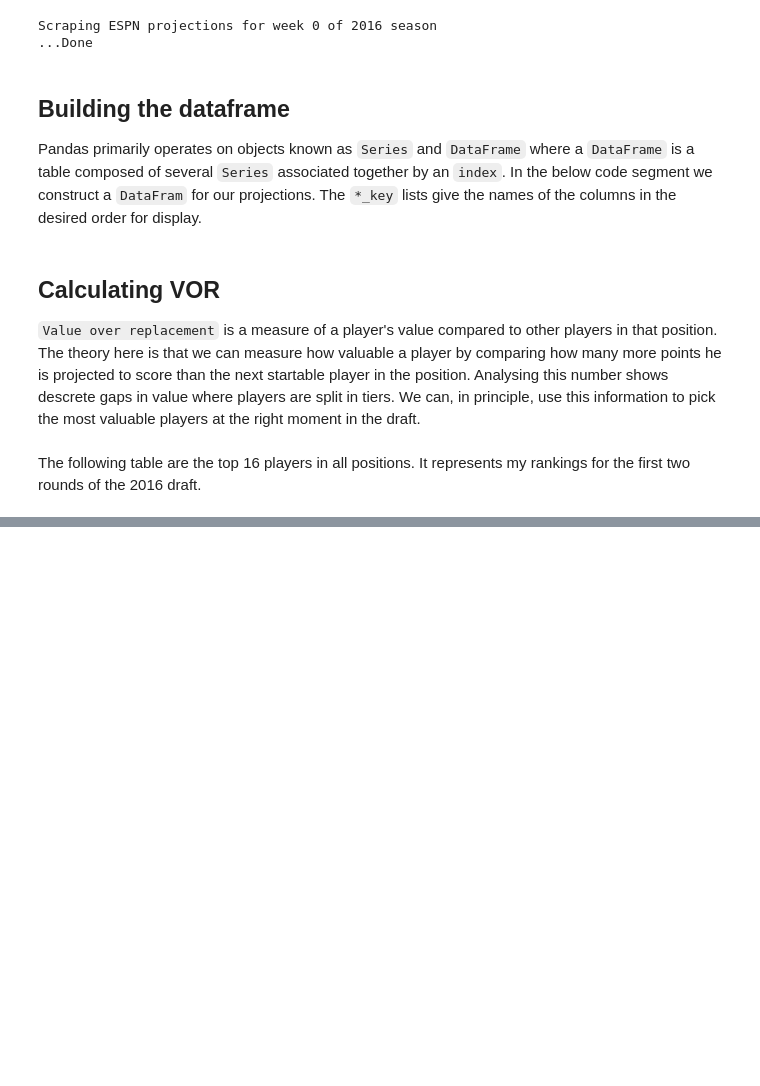
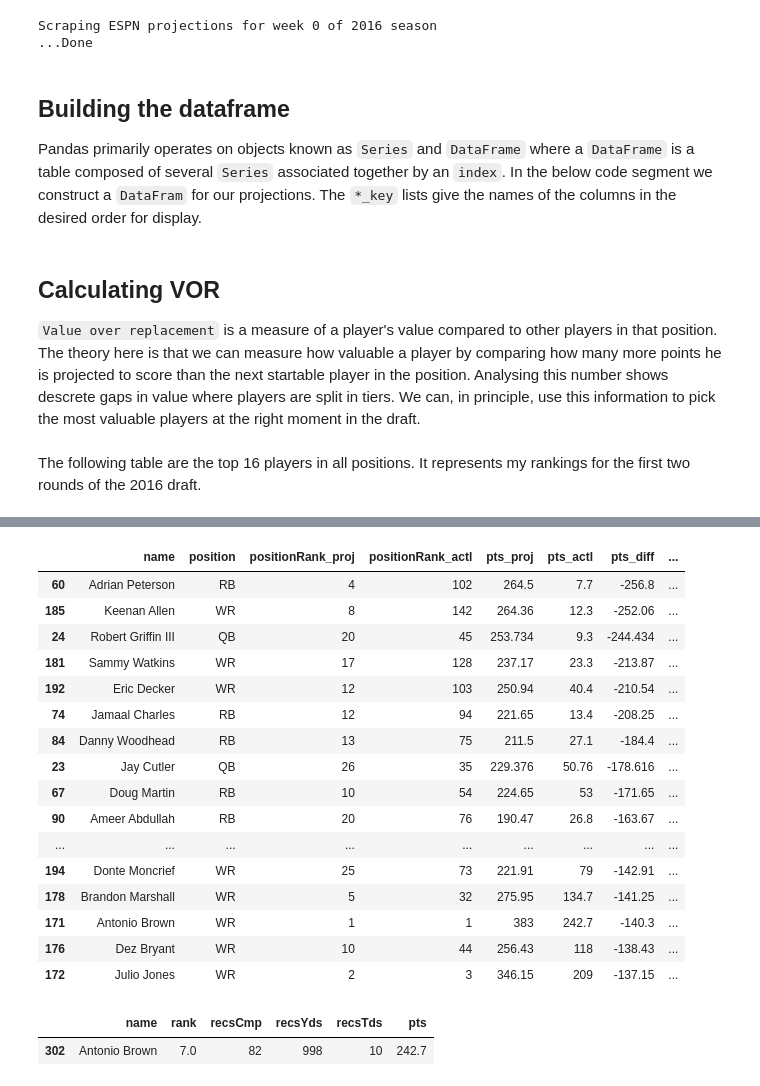
Before and after one commit to smkell/pyffl_pandas, a Jupyter notebook: 2016 After Action Analysis.ipynb, the cells around one changed output, grey strips where cells are left out. Cells and saved outputs as stored; diff of their text form; code cells hidden in the pictures; blank space fills up the shorter version.

```diff
--- a/2016 After Action Analysis.ipynb
+++ b/2016 After Action Analysis.ipynb
@@ -164,0 +231,34 @@ dfa[['name', 'position', 'pts', 'vor']].sort_values(by='vor',ascending=False).il
+# %%
+def color_negative_red(val):
+    color = 'red' if val < 0 else 'black'
+    return 'color: %s' % color
+
+mrg = df.merge(dfa, left_on=['name','position'], right_on=['name','position'], how='inner', suffixes=['_proj', '_actl'])
+mrg['pts_diff'] = mrg['pts_actl'] - mrg['pts_proj']
+mrg['positionRank_diff'] = mrg['positionRank_proj'] - mrg['positionRank_actl']
+mrg_cols = ['name', 'position','positionRank_proj', 'positionRank_actl', 'pts_proj', 'pts_actl', 'pts_diff', 'positionRank_diff']
+tbl = mrg[mrg_cols].sort_values(by='pts_diff').iloc[0:rules.num_teams*3,:]
+display(tbl.style.applymap(color_negative_red))
+# %% [output]
+|  | name | position | positionRank_proj | positionRank_actl | pts_proj | pts_actl | pts_diff | ... |
+| 60 | Adrian Peterson | RB | 4 | 102 | 264.5 | 7.7 | -256.8 | ... |
+| 185 | Keenan Allen | WR | 8 | 142 | 264.36 | 12.3 | -252.06 | ... |
+| 24 | Robert Griffin III | QB | 20 | 45 | 253.734 | 9.3 | -244.434 | ... |
+| 181 | Sammy Watkins | WR | 17 | 128 | 237.17 | 23.3 | -213.87 | ... |
+| 192 | Eric Decker | WR | 12 | 103 | 250.94 | 40.4 | -210.54 | ... |
+| 74 | Jamaal Charles | RB | 12 | 94 | 221.65 | 13.4 | -208.25 | ... |
+| 84 | Danny Woodhead | RB | 13 | 75 | 211.5 | 27.1 | -184.4 | ... |
+| 23 | Jay Cutler | QB | 26 | 35 | 229.376 | 50.76 | -178.616 | ... |
+| 67 | Doug Martin | RB | 10 | 54 | 224.65 | 53 | -171.65 | ... |
+| 90 | Ameer Abdullah | RB | 20 | 76 | 190.47 | 26.8 | -163.67 | ... |
+| ... | ... | ... | ... | ... | ... | ... | ... | ... |
+| 194 | Donte Moncrief | WR | 25 | 73 | 221.91 | 79 | -142.91 | ... |
+| 178 | Brandon Marshall | WR | 5 | 32 | 275.95 | 134.7 | -141.25 | ... |
+| 171 | Antonio Brown | WR | 1 | 1 | 383 | 242.7 | -140.3 | ... |
+| 176 | Dez Bryant | WR | 10 | 44 | 256.43 | 118 | -138.43 | ... |
+| 172 | Julio Jones | WR | 2 | 3 | 346.15 | 209 | -137.15 | ... |
+# %%
+dfa[dfa['name'] == 'Antonio Brown'].loc[:,['name','rank','recsCmp','recsYds','recsTds', 'pts']]
+# %% [output]
+|  | name | rank | recsCmp | recsYds | recsTds | pts |
+| 302 | Antonio Brown | 7.0 | 82 | 998 | 10 | 242.7 |
```
Also changed, not shown: parts of 17 cells of this notebook.
